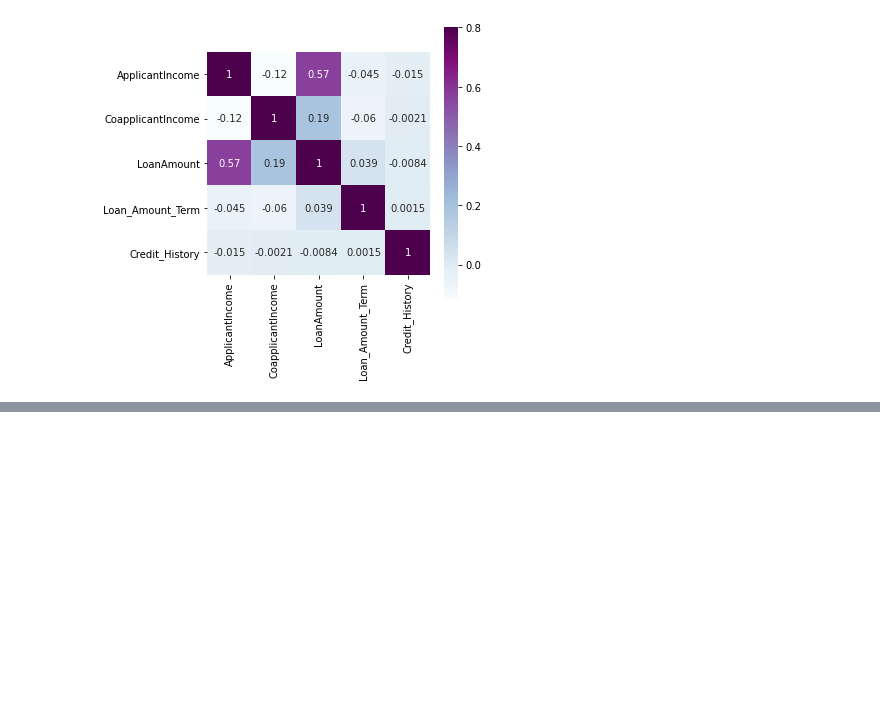
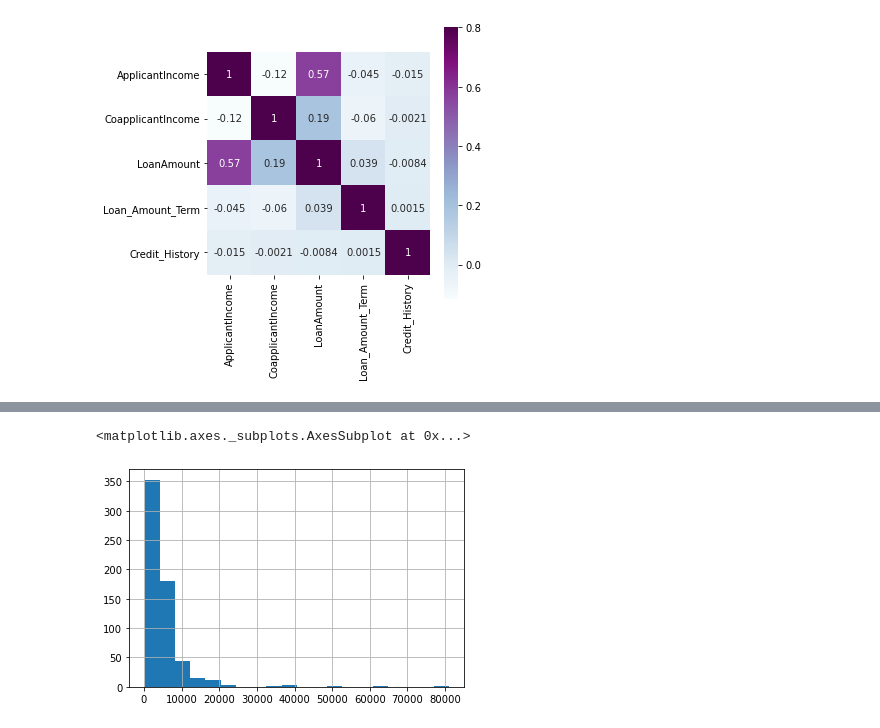
Before and after one commit to SandeepBalivada/machine-learning, a Jupyter notebook: LoanEligibility/loan.ipynb, the cells around one changed output, grey strips where cells are left out. Drawn from its saved outputs; the diff is of its cells as text; code cells hidden in the pictures; blank space fills up the shorter version.

```diff
--- a/LoanEligibility/loan.ipynb
+++ b/LoanEligibility/loan.ipynb
@@ -100,0 +140,5 @@ df_Train['LoanAmount'].fillna(df_Train['LoanAmount'].median(), inplace=True)
+# %%
+df_Train['ApplicantIncome'].hist(bins=20)
+# %% [output]
+<matplotlib.axes._subplots.AxesSubplot at 0x...>
+[figure, added]
```
Also changed, not shown: parts of 25 cells of this notebook.
